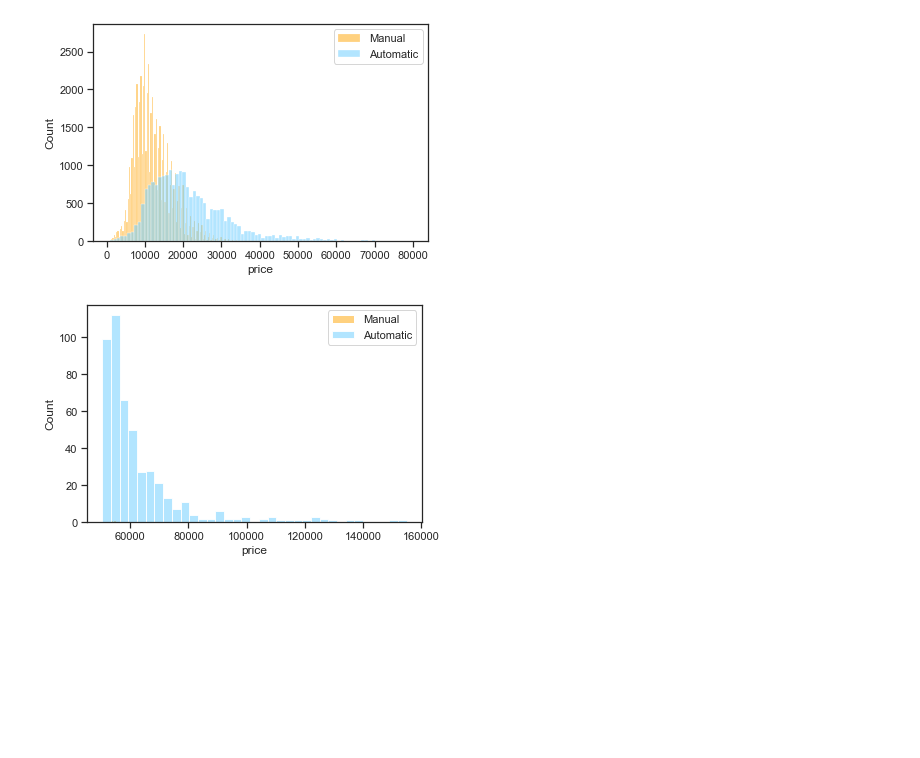
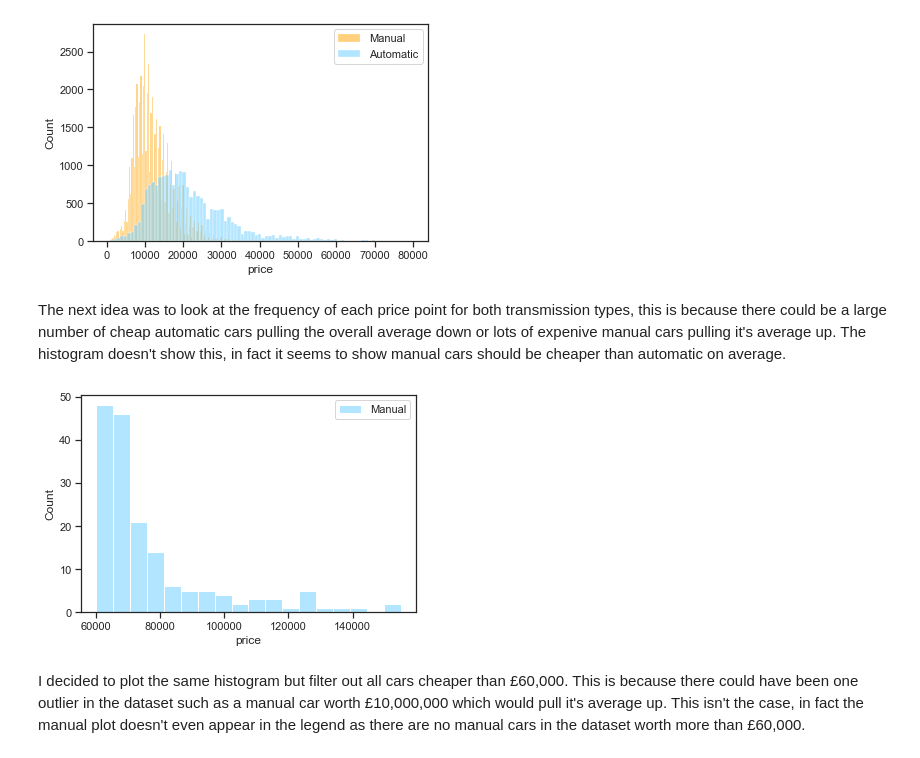
Before and after one commit to dbaker03/pythonPractise, a Jupyter notebook: Dan/Cars.ipynb, the cells around one changed output. Cells and saved outputs as stored; diff of their text form; code cells hidden in the pictures; blank space fills up the shorter version.

```diff
--- a/Dan/Cars.ipynb
+++ b/Dan/Cars.ipynb
@@ -373,15 +388,17 @@ plt.legend(labels=['Manual', 'Automatic'])
 plt.show()
 # %% [output]
 [figure]
+# %% [markdown]
+The next idea was to look at the frequency of each price point for both transmission types, this is because there could be a large number of cheap automatic cars pulling the overall average down or lots of expenive manual cars pulling it's average up. The histogram doesn't show this, in fact it seems to show manual cars should be cheaper than automatic on average.
 # %%
-h_manu = manu[manu['price'] > 50000]
-h_auto = auto[auto['price'] > 50000]
+h_manu = manu[manu['price'] > 60000]
+h_auto = auto[auto['price'] > 60000]
 
 sns.histplot(data=h_manu, x='price', alpha=0.5, color="orange")
 sns.histplot(data=h_auto, x='price', alpha=0.5, color='#66CCFF')
 
 plt.legend(labels=['Manual', 'Automatic'])
 
 plt.show()
 # %% [output]
-[figure, old version]
+[figure, new version]
@@ -391,0 +405,2 @@ plt.show()
+# %% [markdown]
+I decided to plot the same histogram but filter out all cars cheaper than £60,000. This is because there could have been one outlier in the dataset such as a manual car worth £10,000,000 which would pull it's average up. This isn't the case, in fact the manual plot doesn't even appear in the legend as there are no manual cars in the dataset worth more than £60,000.
```
Also changed, not shown: parts of 34 cells of this notebook.
